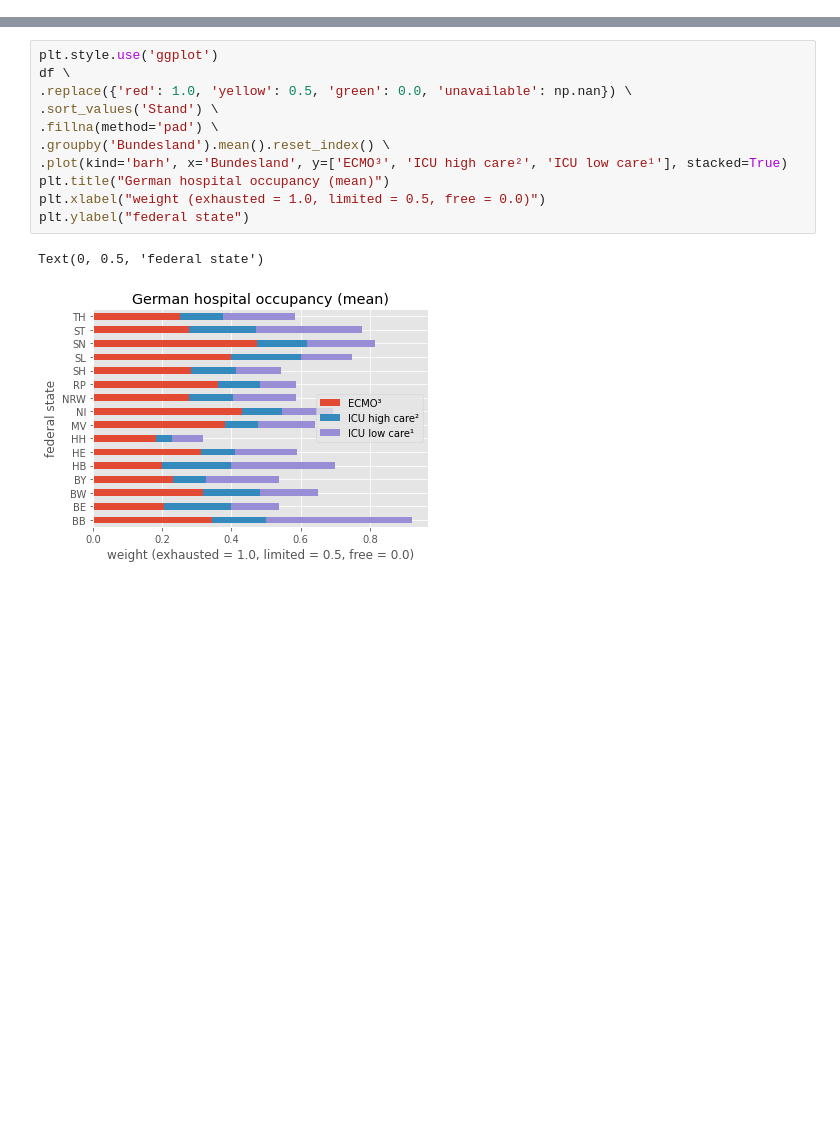
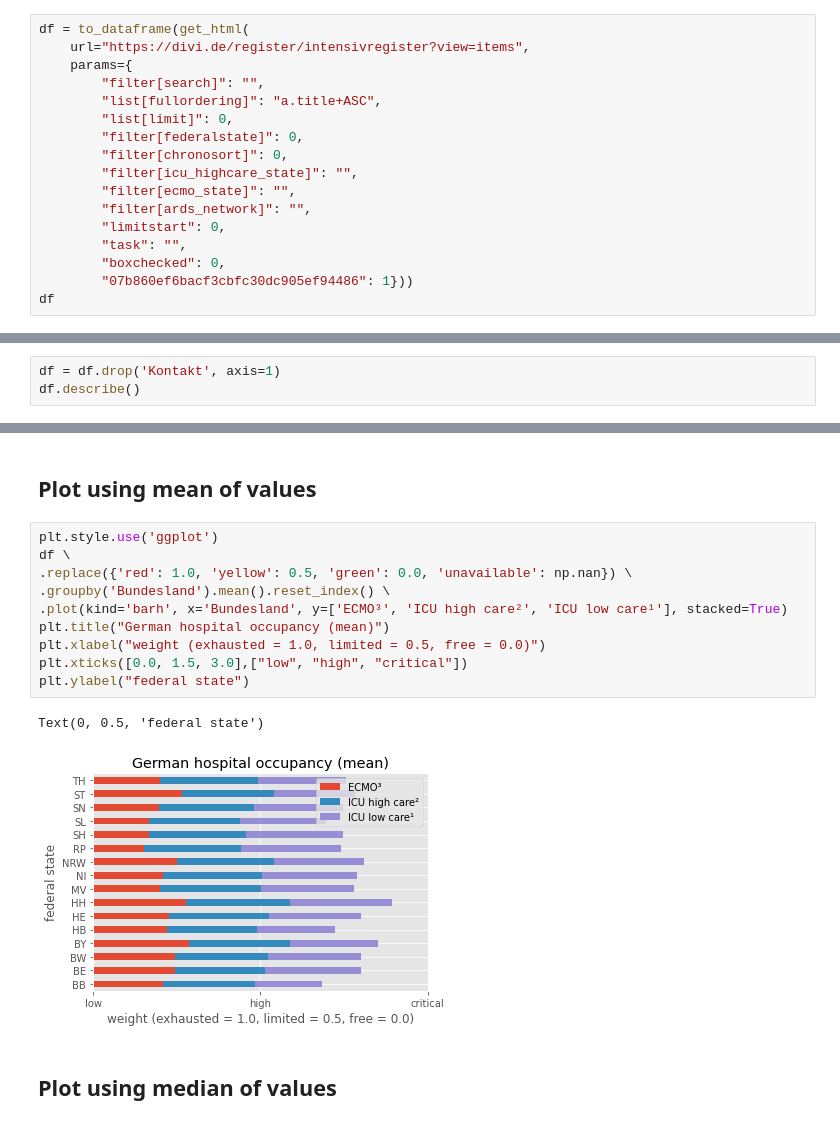
Before and after one commit to pschwede/covid19plots, a Jupyter notebook: scrape_divi.ipynb, the cells around one changed output, grey strips where cells are left out. Drawn from its saved outputs; the diff is of its cells as text; blank space fills up the shorter version.

```diff
--- a/scrape_divi.ipynb
+++ b/scrape_divi.ipynb
@@ -152,0 +83,17 @@ df
+# %%
+df = to_dataframe(get_html(
+    url="https://divi.de/register/intensivregister?view=items",
+    params={
+        "filter[search]": "",
+        "list[fullordering]": "a.title+ASC",
+        "list[limit]": 0,
+        "filter[federalstate]": 0,
+        "filter[chronosort]": 0,
+        "filter[icu_highcare_state]": "",
+        "filter[ecmo_state]": "",
+        "filter[ards_network]": "",
+        "limitstart": 0,
+        "task": "",
+        "boxchecked": 0,
+        "07b860ef6bacf3cbfc30dc905ef94486": 1}))
+df
@@ -152,0 +116,3 @@ df
+# %%
+df = df.drop('Kontakt', axis=1)
+df.describe()
@@ -153,17 +134,20 @@ df
+# %% [markdown]
+## Plot using mean of values
 # %%
 plt.style.use('ggplot')
 df \
 .replace({'red': 1.0, 'yellow': 0.5, 'green': 0.0, 'unavailable': np.nan}) \
-.sort_values('Stand') \
-.fillna(method='pad') \
 .groupby('Bundesland').mean().reset_index() \
 .plot(kind='barh', x='Bundesland', y=['ECMO³', 'ICU high care²', 'ICU low care¹'], stacked=True)
 plt.title("German hospital occupancy (mean)")
 plt.xlabel("weight (exhausted = 1.0, limited = 0.5, free = 0.0)")
+plt.xticks([0.0, 1.5, 3.0],["low", "high", "critical"])
 plt.ylabel("federal state")
 # %% [output]
 Text(0, 0.5, 'federal state')
-[figure, old version]
+[figure, new version]
+# %% [markdown]
+## Plot using median of values
 # %%
 plt.style.use('ggplot')
 df \
```
Also changed, not shown: parts of 8 cells of this notebook.
